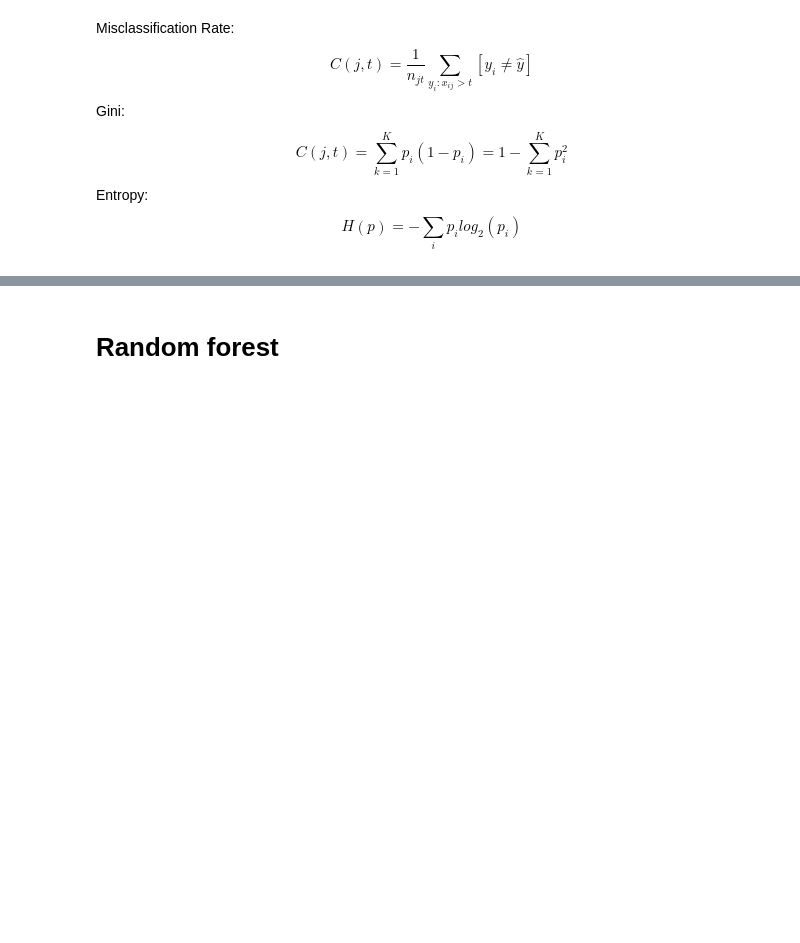
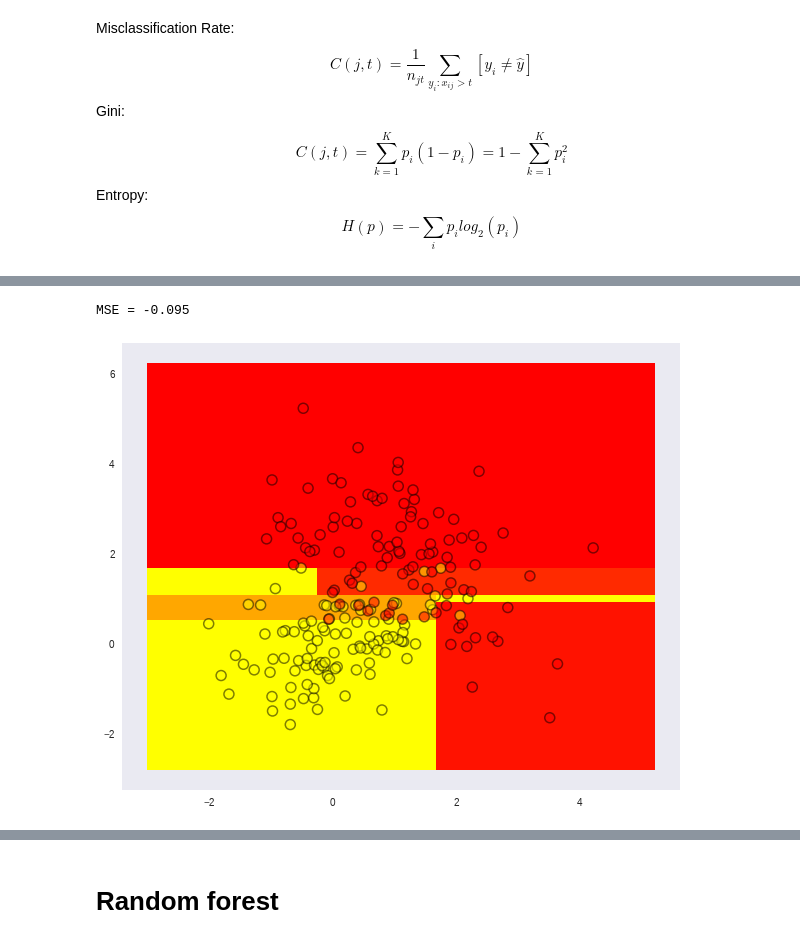
Before and after one commit to amorgun/shad-ml-notebooks, a Jupyter notebook: notebooks/s1-3/trees.ipynb, the cells around one changed output, grey strips where cells are left out. Saved outputs shown, nothing was run; the diff lists cells and outputs as text; code cells hidden in the pictures; blank space fills up the shorter version.

```diff
--- a/notebooks/s1-3/trees.ipynb
+++ b/notebooks/s1-3/trees.ipynb
@@ -140,0 +172,5 @@ lowest_impurity = np.argmin(impurity);
+# %%
+show_classifier(X, y, DecisionTreeClassifier(max_depth=3), print_score=True);
+# %% [output]
+MSE = -0.095
+[figure, added]
```
Also changed, not shown: parts of 18 cells of this notebook.
